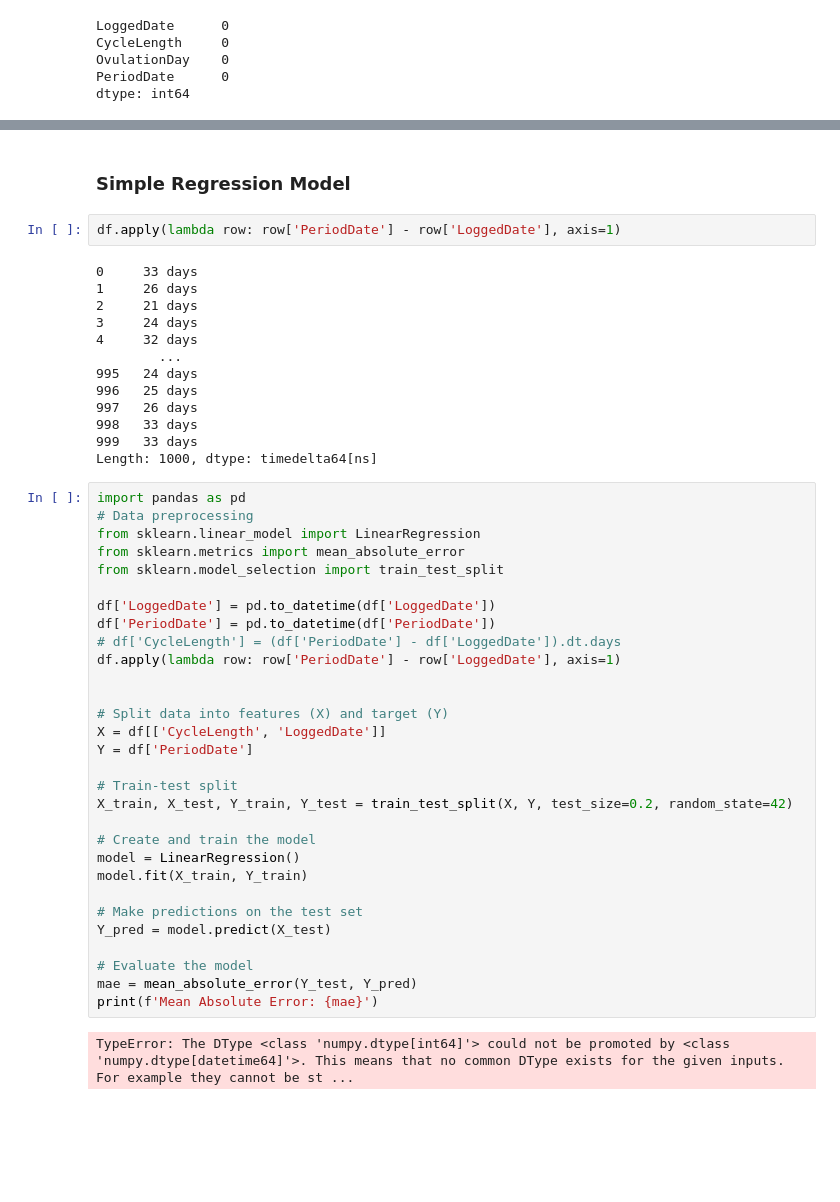
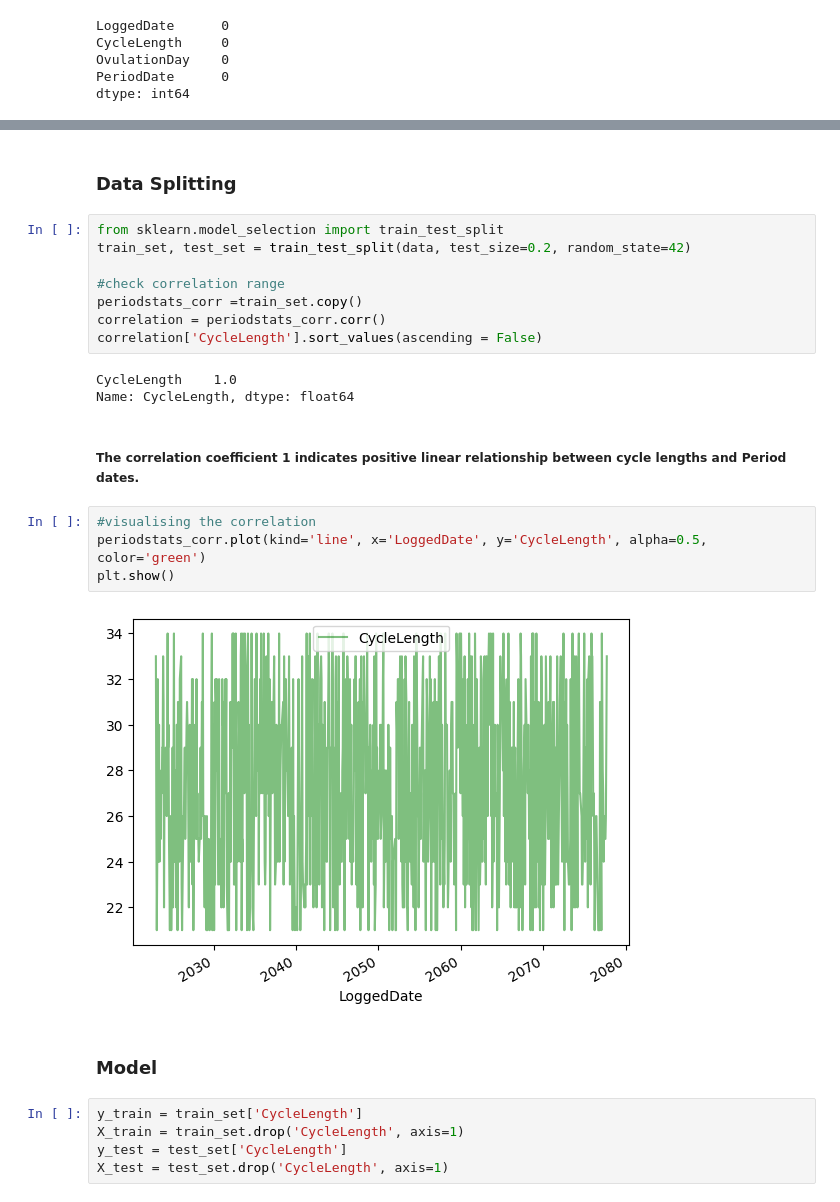
Before and after one commit to jefftrojan/Femcycle, a Jupyter notebook: backend/model.ipynb, the cells around one changed output, grey strips where cells are left out. Drawn from its saved outputs; the diff is of its cells as text; blank space fills up the shorter version.

Commit message:
updated prediction model

```diff
--- a/backend/model.ipynb
+++ b/backend/model.ipynb
@@ -29,49 +68,28 @@ df['PeriodDate'] = pd.to_datetime(df['PeriodDate'])
+# %% [markdown]
+### Data Splitting
+# %%
+from sklearn.model_selection import train_test_split
+train_set, test_set = train_test_split(data, test_size=0.2, random_state=42)
+
+#check correlation range
+periodstats_corr =train_set.copy()
+correlation = periodstats_corr.corr()
+correlation['CycleLength'].sort_values(ascending = False)
+# %% [output]
+CycleLength    1.0
+Name: CycleLength, dtype: float64
+# %% [markdown]
+##### The correlation coefficient 1 indicates positive linear relationship between cycle lengths and Period dates.
+# %%
+#visualising the correlation
+periodstats_corr.plot(kind='line', x='LoggedDate', y='CycleLength', alpha=0.5, color='green')
+plt.show()
+# %% [output]
+[figure, added]
 # %% [markdown]
-### Simple Regression Model
+### Model
-# %%
-df.apply(lambda row: row['PeriodDate'] - row['LoggedDate'], axis=1)
-# %% [output]
-0     33 days
-1     26 days
-2     21 days
-3     24 days
-4     32 days
-        ...
-995   24 days
-996   25 days
-997   26 days
-998   33 days
-999   33 days
-Length: 1000, dtype: timedelta64[ns]
-# %%
-import pandas as pd
-# Data preprocessing
-from sklearn.linear_model import LinearRegression
-from sklearn.metrics import mean_absolute_error
-from sklearn.model_selection import train_test_split
-
-df['LoggedDate'] = pd.to_datetime(df['LoggedDate'])
-df['PeriodDate'] = pd.to_datetime(df['PeriodDate'])
-# df['CycleLength'] = (df['PeriodDate'] - df['LoggedDate']).dt.days
-df.apply(lambda row: row['PeriodDate'] - row['LoggedDate'], axis=1)
-
-
-# Split data into features (X) and target (Y)
-X = df[['CycleLength', 'LoggedDate']]
-Y = df['PeriodDate']
-
-# Train-test split
-X_train, X_test, Y_train, Y_test = train_test_split(X, Y, test_size=0.2, random_state=42)
-
-# Create and train the model
-model = LinearRegression()
-model.fit(X_train, Y_train)
-
-# Make predictions on the test set
-Y_pred = model.predict(X_test)
-
-# Evaluate the model
-mae = mean_absolute_error(Y_test, Y_pred)
-print(f'Mean Absolute Error: {mae}')
-# %% [output]
-TypeError: The DType <class 'numpy.dtype[int64]'> could not be promoted by <class 'numpy.dtype[datetime64]'>. This means that no common DType exists for the given inputs. For example they cannot be st ...
+# %%
+y_train = train_set['CycleLength']
+X_train = train_set.drop('CycleLength', axis=1)
+y_test = test_set['CycleLength']
+X_test = test_set.drop('CycleLength', axis=1)
```
Also changed, not shown: parts of 22 cells of this notebook, 21 other files.
